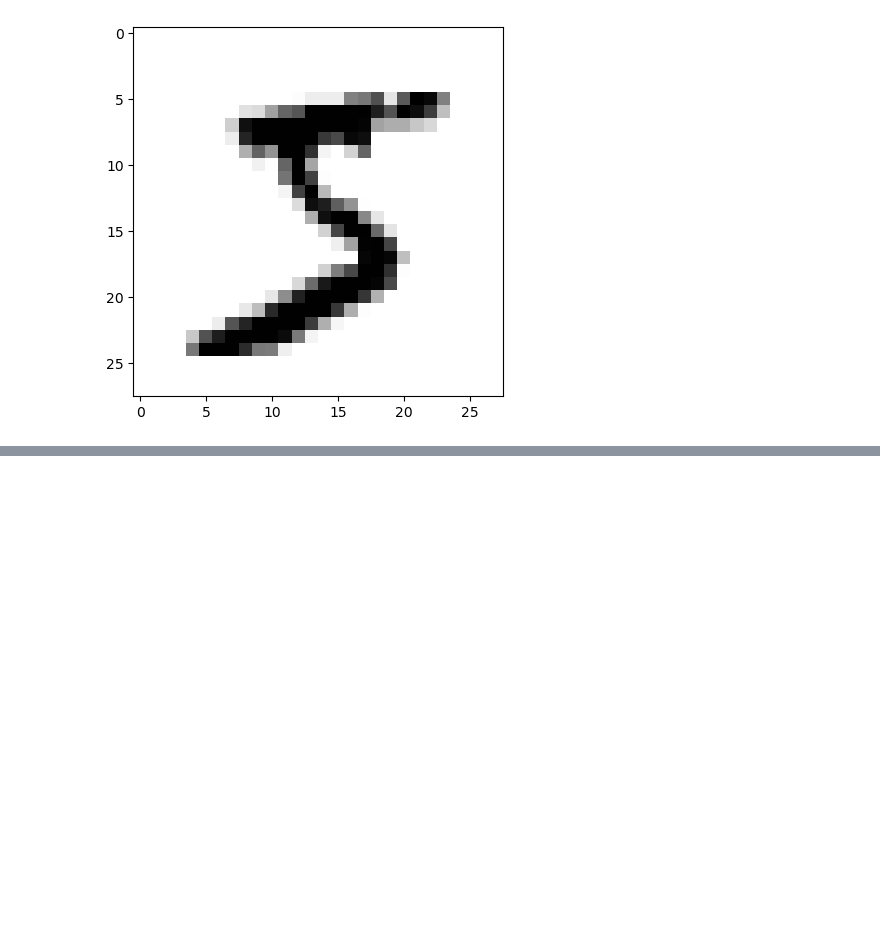
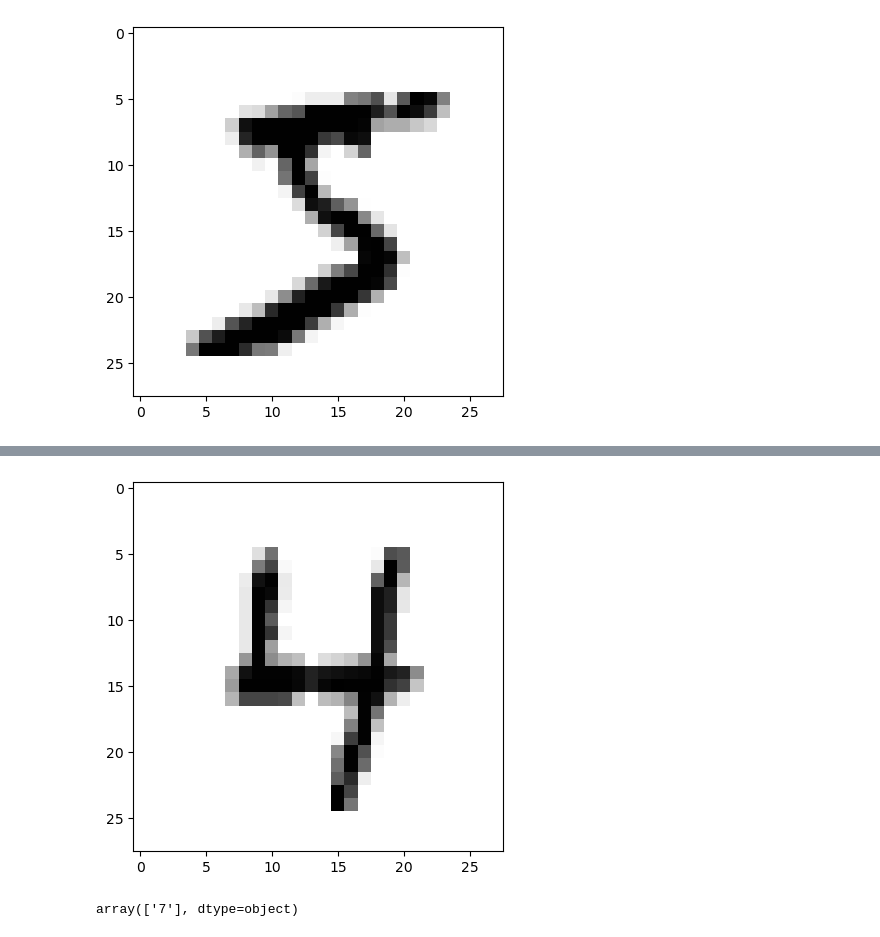
Before and after one commit to zwnep/Sample_Projects, a Jupyter notebook: El Yazılarını Tanıma/Untitled.ipynb, the cells around one changed output, grey strips where cells are left out. Cells and saved outputs as stored; diff of their text form; code cells hidden in the pictures; blank space fills up the shorter version.

```diff
--- a/El Yazılarını Tanıma/Untitled.ipynb
+++ b/El Yazılarını Tanıma/Untitled.ipynb
@@ -63,0 +151,8 @@ show_samples(data, 0)
+# %%
+show_samples(test_img_copy,1)
+# %% [output]
+[figure, added]
+# %%
+lr_1.predict(test_img[9].reshape(1,-1))
+# %% [output]
+array(['7'], dtype=object)
```
Also changed, not shown: parts of 26 cells of this notebook, 8 other files.
